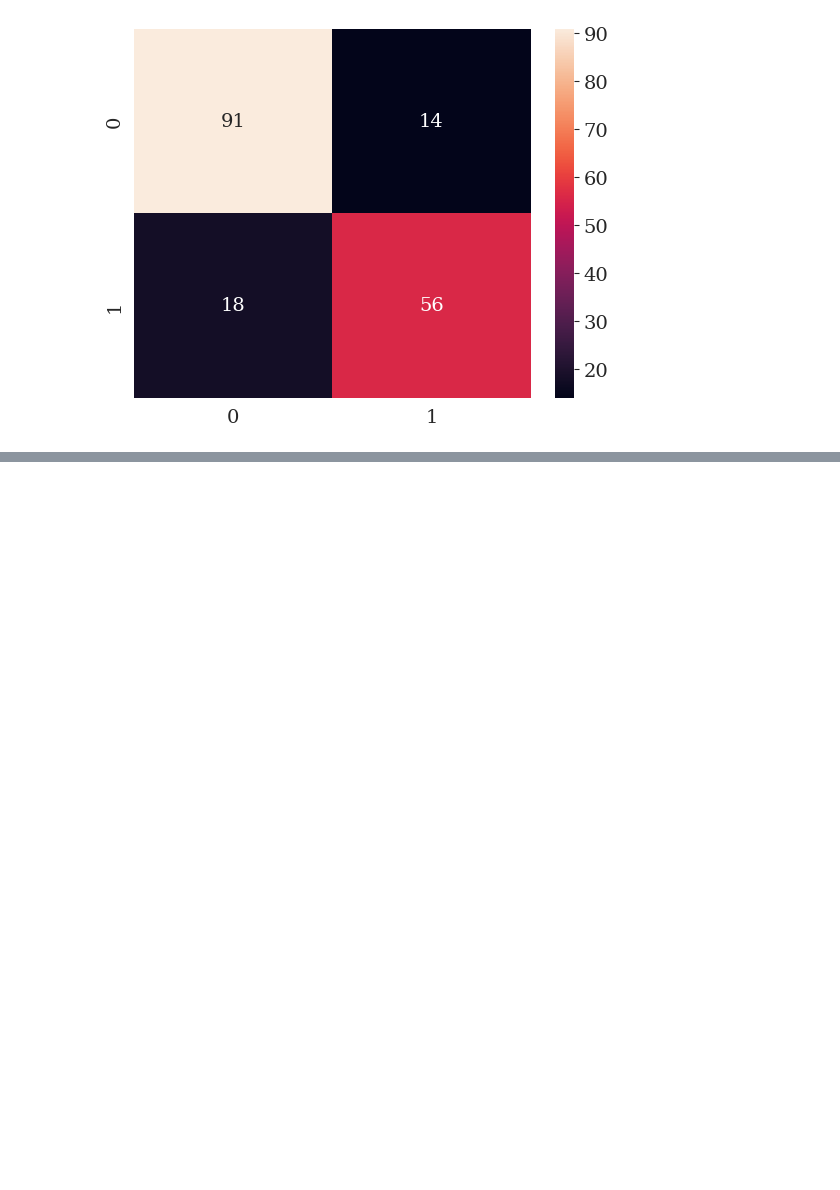
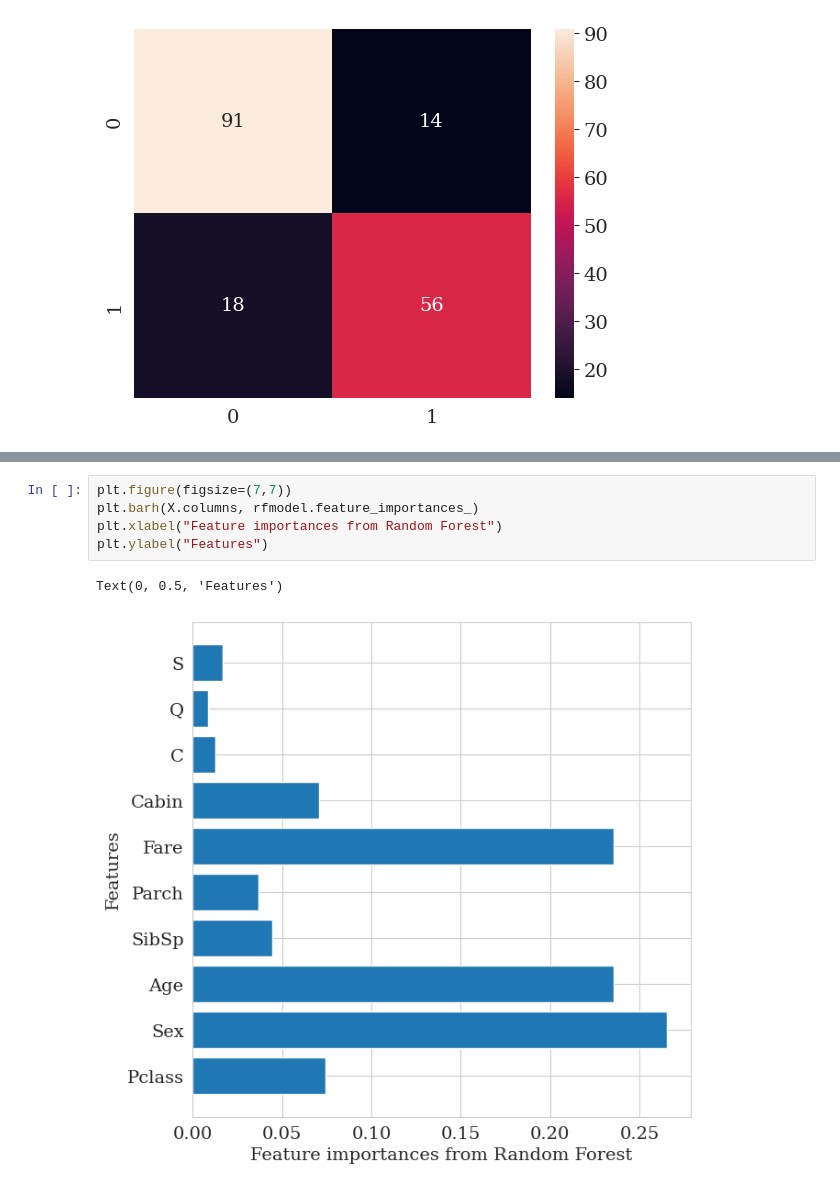
Before and after one commit to ricardo-ervilha/estudos, a Jupyter notebook: data_analysis_update/titanic/notebook_v1.ipynb, the cells around one changed output, grey strips where cells are left out. Drawn from its saved outputs; the diff is of its cells as text; blank space fills up the shorter version.

```diff
--- a/data_analysis_update/titanic/notebook_v1.ipynb
+++ b/data_analysis_update/titanic/notebook_v1.ipynb
@@ -420,0 +497,8 @@ sns.heatmap(confusion_matrix(y_test, y_pred), annot=True)
+# %%
+plt.figure(figsize=(7,7))
+plt.barh(X.columns, rfmodel.feature_importances_)
+plt.xlabel("Feature importances from Random Forest")
+plt.ylabel("Features")
+# %% [output]
+Text(0, 0.5, 'Features')
+[figure, added]
```
Also changed, not shown: parts of 24 cells of this notebook, 1 other file.
